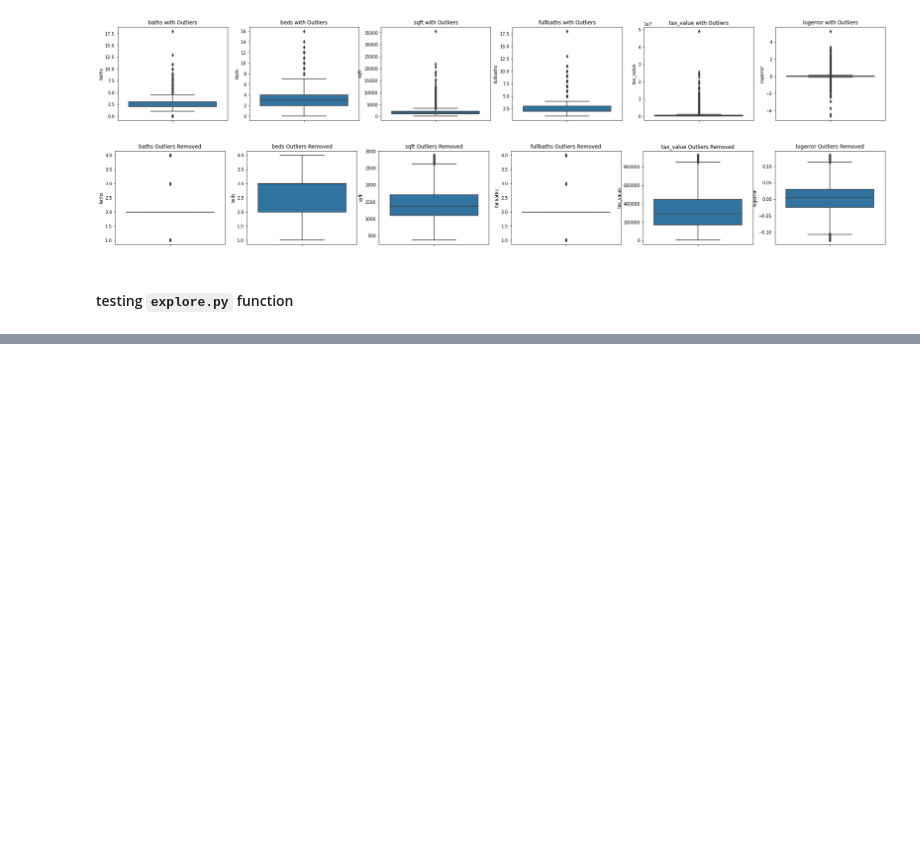
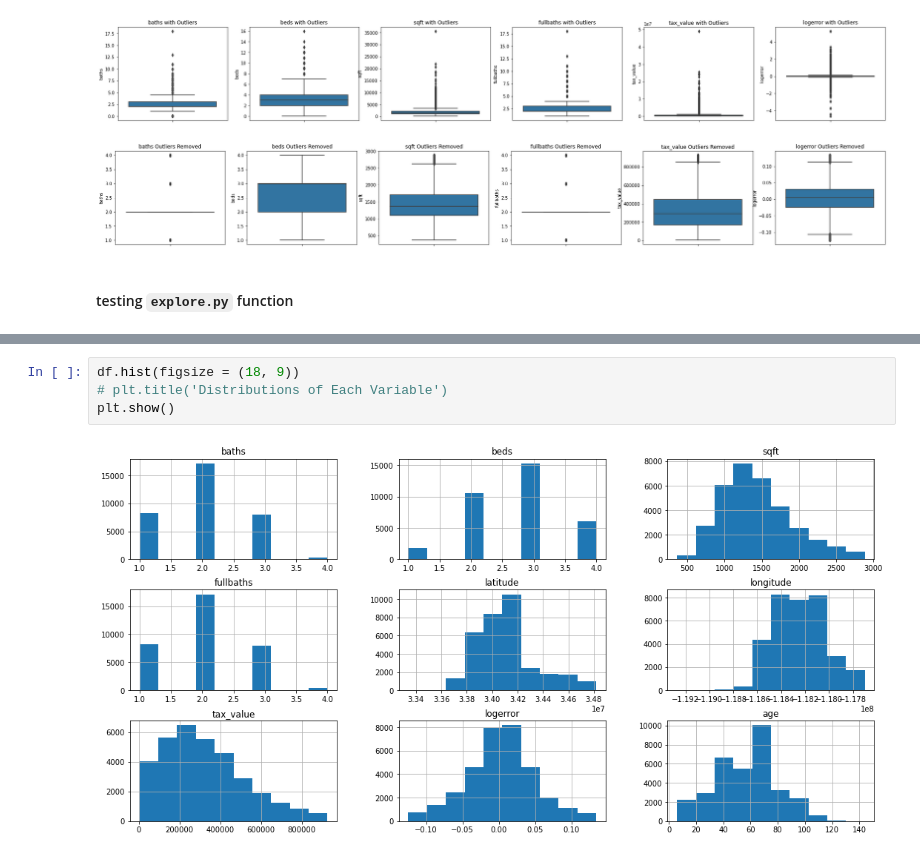
Before and after one commit to jones-stewart/zillow-clustering-project, a Jupyter notebook: 02_explore_jones.ipynb, the cells around one changed output, grey strips where cells are left out. Saved outputs shown, nothing was run; the diff lists cells and outputs as text; blank space fills up the shorter version.

```diff
--- a/02_explore_jones.ipynb
+++ b/02_explore_jones.ipynb
@@ -69,0 +113,6 @@ import explore_
+# %%
+df.hist(figsize = (18, 9))
+# plt.title('Distributions of Each Variable')
+plt.show()
+# %% [output]
+[figure, added]
```
Also changed, not shown: parts of 47 cells of this notebook, 3 other files.
